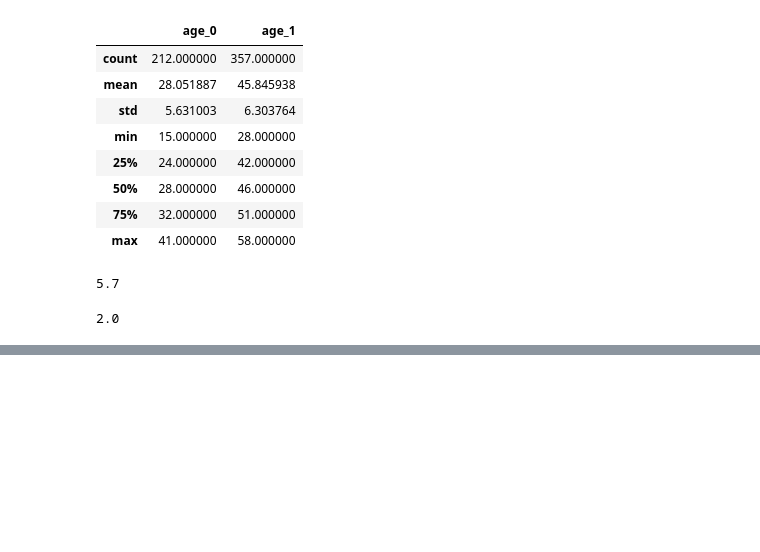
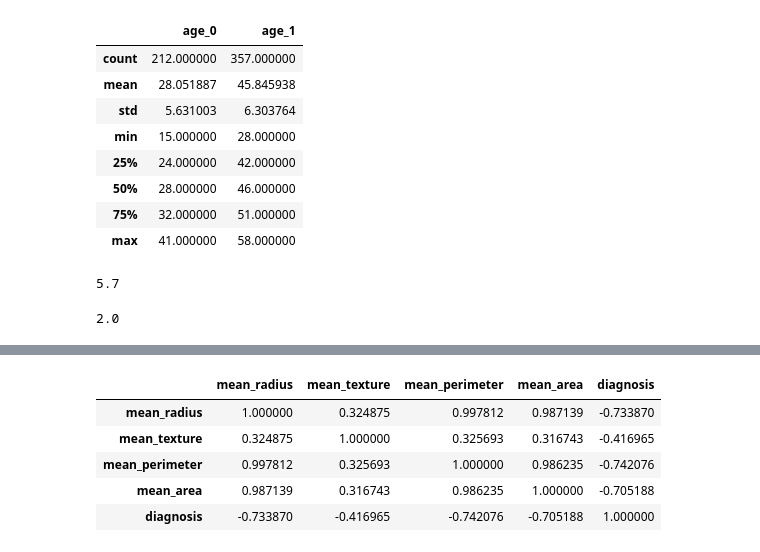
Before and after one commit to raquelcreis/CastoresIndomaveis, a Jupyter notebook: notebooks/aula003_pandas.ipynb, the cells around one changed output, grey strips where cells are left out. Cells and saved outputs as stored; diff of their text form; code cells hidden in the pictures; blank space fills up the shorter version.

```diff
--- a/notebooks/aula003_pandas.ipynb
+++ b/notebooks/aula003_pandas.ipynb
@@ -334,0 +344,9 @@ df_vazio
+# %%
+df[['mean_radius','mean_texture','mean_perimeter','mean_area','diagnosis']].corr()
+# %% [output]
+|  | mean_radius | mean_texture | mean_perimeter | mean_area | diagnosis |
+| mean_radius | 1.000000 | 0.324875 | 0.997812 | 0.987139 | -0.733870 |
+| mean_texture | 0.324875 | 1.000000 | 0.325693 | 0.316743 | -0.416965 |
+| mean_perimeter | 0.997812 | 0.325693 | 1.000000 | 0.986235 | -0.742076 |
+| mean_area | 0.987139 | 0.316743 | 0.986235 | 1.000000 | -0.705188 |
+| diagnosis | -0.733870 | -0.416965 | -0.742076 | -0.705188 | 1.000000 |
```
Also changed, not shown: parts of 51 cells of this notebook.
